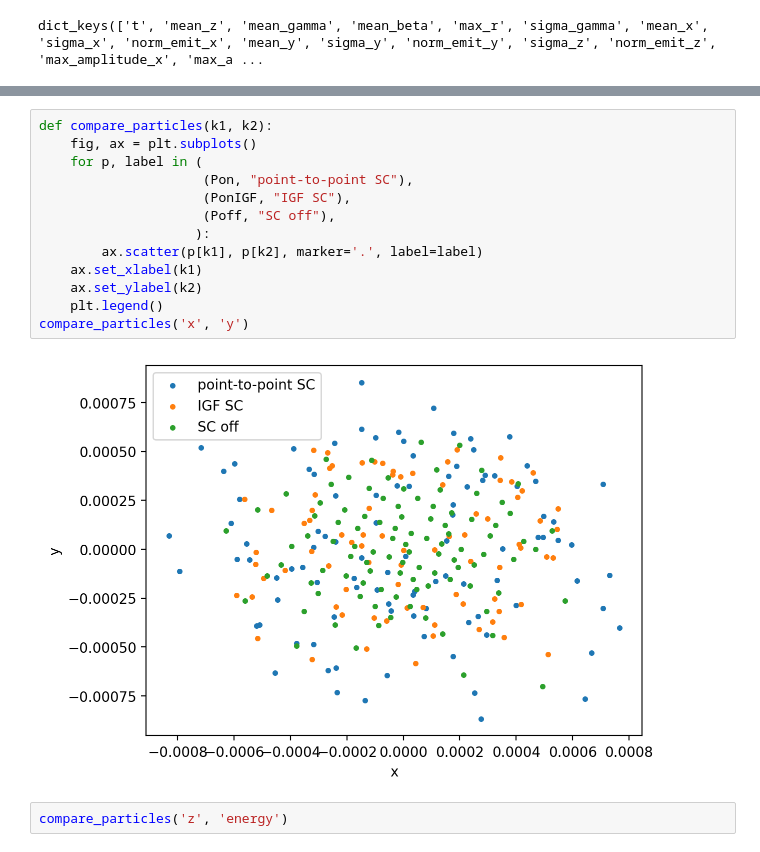
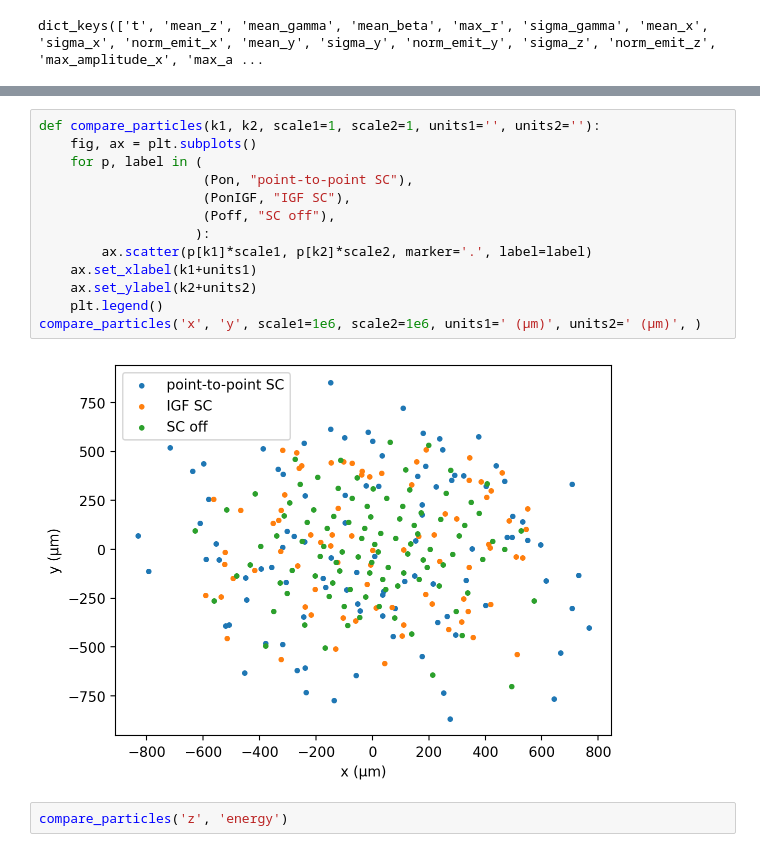
Before and after one commit to ChristopherMayes/lume-impact, a Jupyter notebook: docs/examples/point_to_point_spacecharge.ipynb, the cells around one changed output, grey strips where cells are left out. Saved outputs shown, nothing was run; the diff lists cells and outputs as text.

Commit message:
nicer plots

```diff
--- a/docs/examples/point_to_point_spacecharge.ipynb
+++ b/docs/examples/point_to_point_spacecharge.ipynb
@@ -226,18 +230,18 @@ compare_stats('sigma_gamma')
 # %%
-def compare_particles(k1, k2):
+def compare_particles(k1, k2, scale1=1, scale2=1, units1='', units2=''):
     fig, ax = plt.subplots()
     for p, label in (
                      (Pon, "point-to-point SC"),
                      (PonIGF, "IGF SC"),
                      (Poff, "SC off"),
                     ):
-        ax.scatter(p[k1], p[k2], marker='.', label=label)
-    ax.set_xlabel(k1)
-    ax.set_ylabel(k2)
+        ax.scatter(p[k1]*scale1, p[k2]*scale2, marker='.', label=label)
+    ax.set_xlabel(k1+units1)
+    ax.set_ylabel(k2+units2)
     plt.legend()
-compare_particles('x', 'y')
+compare_particles('x', 'y', scale1=1e6, scale2=1e6, units1=' (µm)', units2=' (µm)', )
 # %% [output]
-[figure, old version]
+[figure, new version]
 # %%
 compare_particles('z', 'energy')
 # %% [output]
```
Also changed, not shown: parts of 9 cells of this notebook.
